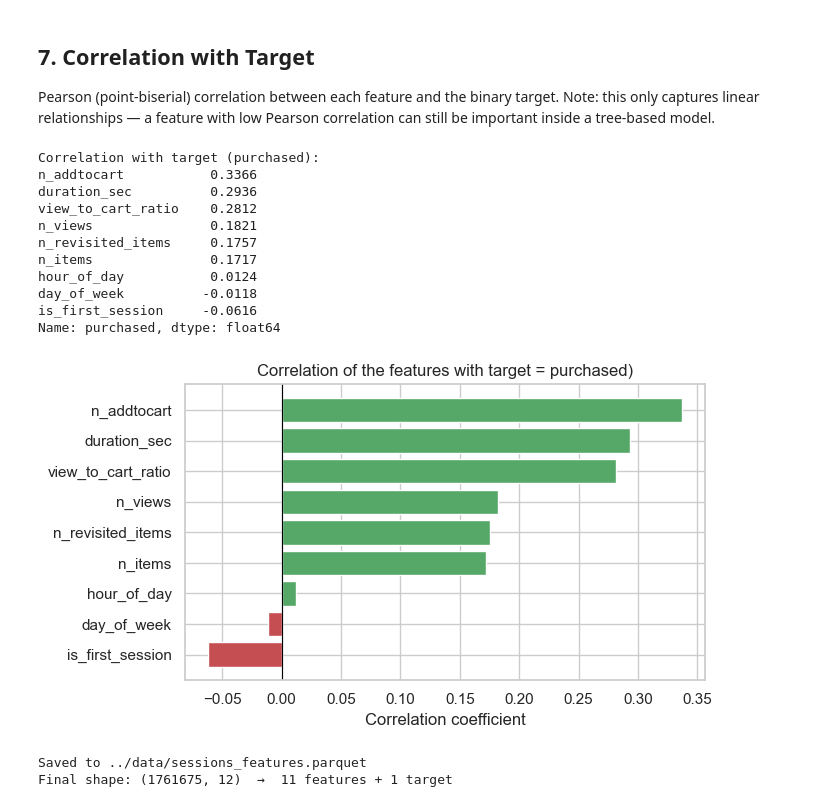
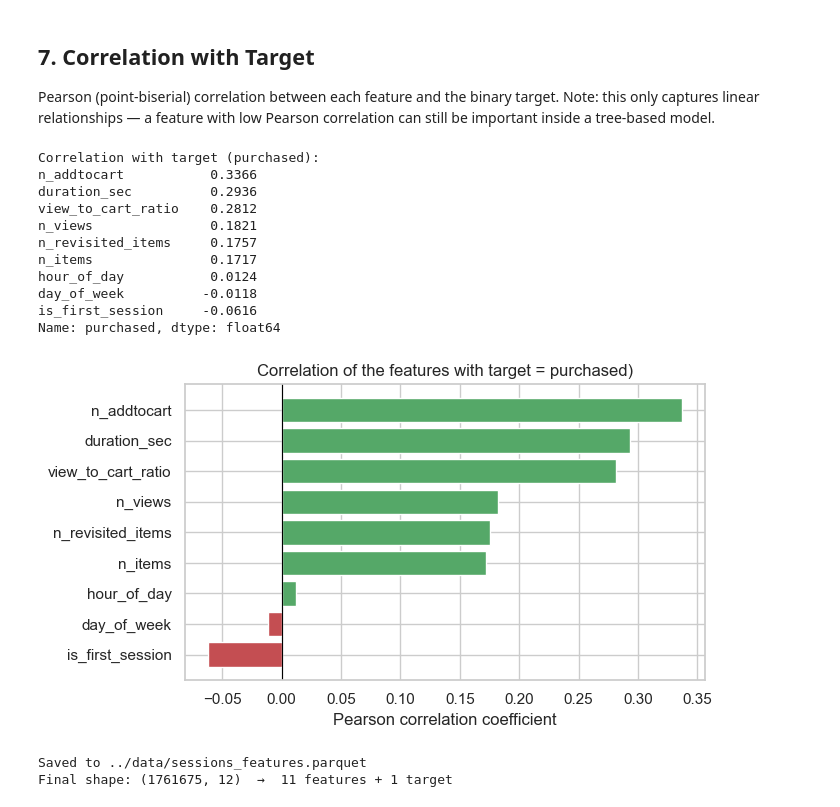
Before and after one commit to helenaschulz/sensei, a Jupyter notebook: notebooks/02_sessionize.ipynb, the cells around one changed output. Drawn from its saved outputs; the diff is of its cells as text; code cells hidden in the pictures.

```diff
--- a/notebooks/02_sessionize.ipynb
+++ b/notebooks/02_sessionize.ipynb
@@ -246,35 +246,35 @@ corr = (
     .corr()['purchased']
     .drop('purchased')
     .sort_values(ascending=False)
 )
 print('Correlation with target (purchased):')
 print(corr.round(4))
 
 # Use matplotlib barh directly — per-bar colors require it.
 # seaborn's palette parameter maps categories, not individual values.
 colors = ['#55A868' if v > 0 else '#C44E52' for v in corr.values]
 fig, ax = plt.subplots(figsize=(7, 4))
 ax.barh(corr.index, corr.values, color=colors)
 ax.axvline(0, color='black', linewidth=0.8)
 ax.set_title('Correlation of the features with target = purchased)')
-ax.set_xlabel('Correlation coefficient')
+ax.set_xlabel('Pearson correlation coefficient')
 ax.set_ylabel('')
 ax.invert_yaxis()
 plt.tight_layout()
 plt.show()
 # %% [output]
 Correlation with target (purchased):
 n_addtocart           0.3366
 duration_sec          0.2936
 view_to_cart_ratio    0.2812
 n_views               0.1821
 n_revisited_items     0.1757
 n_items               0.1717
 hour_of_day           0.0124
 day_of_week          -0.0118
 is_first_session     -0.0616
 Name: purchased, dtype: float64
-[figure, old version]
+[figure, new version]
 # %%
 # Export
 out_path = os.path.join(DATA_DIR, 'sessions_features.parquet')
```
Also changed, not shown: parts of 1 cell of this notebook, 3 other files.
